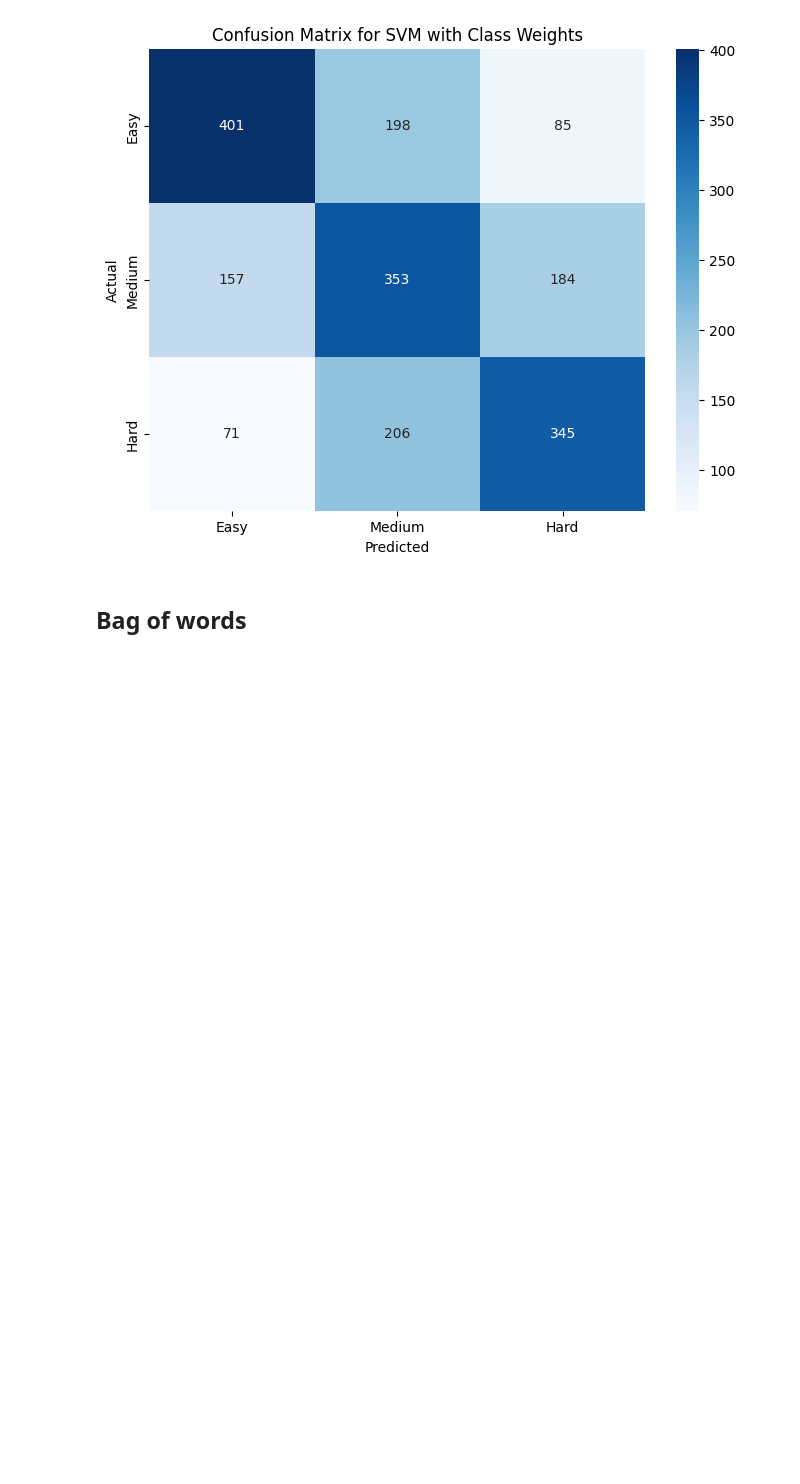
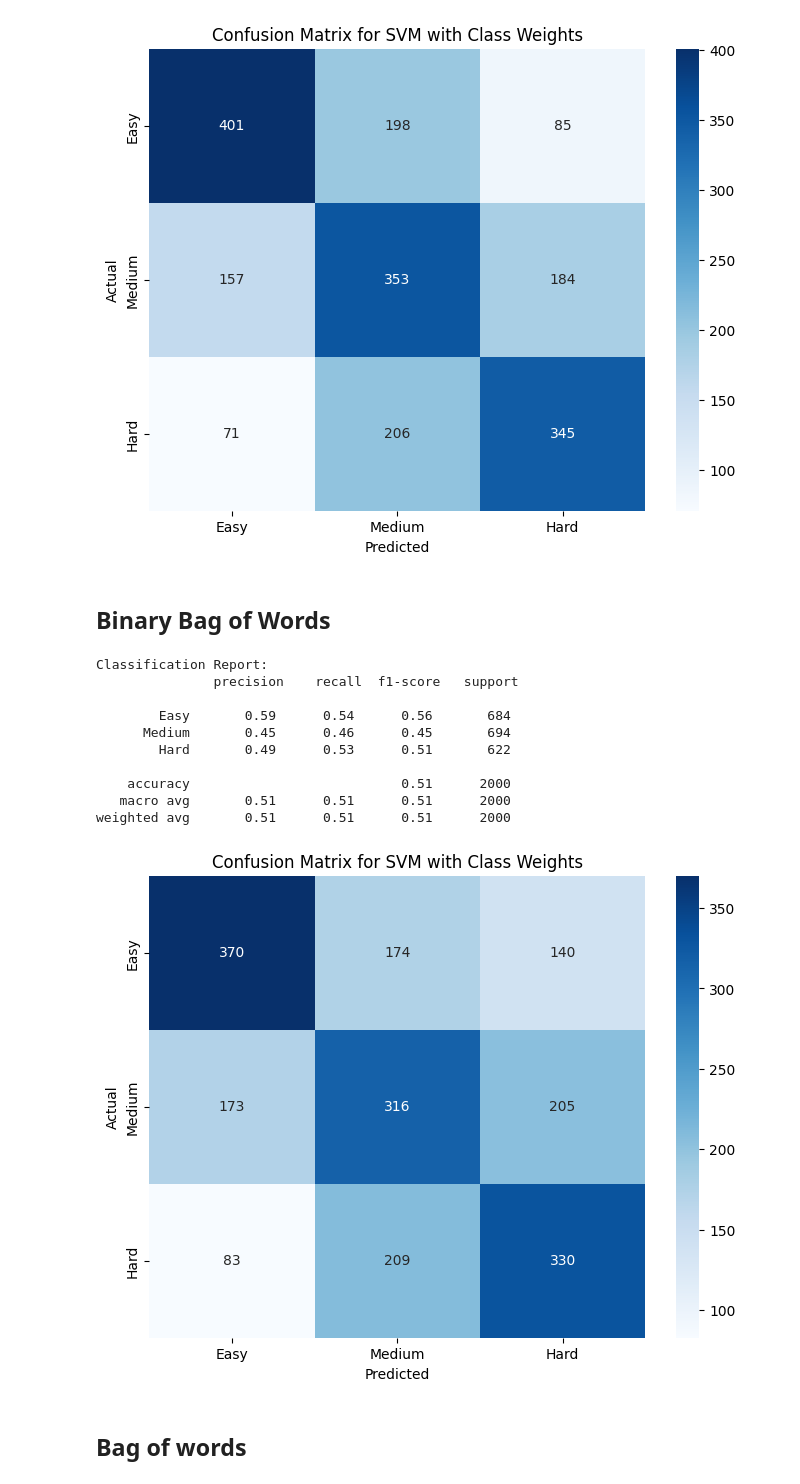
Before and after one commit to LeweLotki/sudoku_classifier, a Jupyter notebook: notebooks/SVM.ipynb, the cells around one changed output. Drawn from its saved outputs; the diff is of its cells as text; code cells hidden in the pictures; blank space fills up the shorter version.

Commit message:
adding binary bag of words

```diff
--- a/notebooks/SVM.ipynb
+++ b/notebooks/SVM.ipynb
@@ -83,3 +85,5 @@ Classification Report:
    macro avg       0.56      0.55      0.55      2000
 weighted avg       0.55      0.55      0.55      2000
 [figure]
+# %% [markdown]
+## Binary Bag of Words
@@ -86,3 +102,54 @@ weighted avg       0.55      0.55      0.55      2000
+# %%
+data = pd.read_csv("../data/data.csv")
+
+data['target'] = data['target'].replace({1: 1, 2: 1, 3: 2, 4: 3, 5: 3})
+
+label_encoder = LabelEncoder()
+y_encoded = label_encoder.fit_transform(data['target'])
+
+count_vectorizer_features = CountVectorizer(max_features=5000, binary=True)
+count_vectorizer_comments = CountVectorizer(max_features=5000, binary=True)
+
+X_count_features = count_vectorizer_features.fit_transform(data['features'])
+X_count_comments = count_vectorizer_comments.fit_transform(data['comments'].fillna(''))
+
+X_combined = scipy.sparse.hstack([X_count_features, X_count_comments])
+
+X_train, X_test, y_train, y_test = train_test_split(X_combined, y_encoded, test_size=0.2, random_state=42, stratify=y_encoded)
+# %%
+scaler = StandardScaler(with_mean=False)
+X_train_scaled = scaler.fit_transform(X_train)
+X_test_scaled = scaler.transform(X_test)
+
+class_weights = compute_class_weight(class_weight='balanced', classes=np.unique(y_train), y=y_train)
+class_weights_dict = {i: class_weights[i] for i in range(len(class_weights))}
+
+svm_classifier = SVC(kernel='rbf', class_weight=class_weights_dict, C=1.0, gamma='scale', random_state=42)
+svm_classifier.fit(X_train_scaled, y_train)
+
+y_pred = svm_classifier.predict(X_test_scaled)
+# %%
+print("Classification Report:\n", classification_report(y_test, y_pred, target_names=['Easy', 'Medium', 'Hard']))
+
+conf_mat = confusion_matrix(y_test, y_pred)
+plt.figure(figsize=(8, 6))
+sns.heatmap(conf_mat, annot=True, fmt='d', cmap='Blues', xticklabels=['Easy', 'Medium', 'Hard'], yticklabels=['Easy', 'Medium', 'Hard'])
+plt.xlabel('Predicted')
+plt.ylabel('Actual')
+plt.title('Confusion Matrix for SVM with Class Weights')
+plt.show()
+# %% [output]
+Classification Report:
+               precision    recall  f1-score   support
+
+        Easy       0.59      0.54      0.56       684
+      Medium       0.45      0.46      0.45       694
+        Hard       0.49      0.53      0.51       622
+
+    accuracy                           0.51      2000
+   macro avg       0.51      0.51      0.51      2000
+weighted avg       0.51      0.51      0.51      2000
+[figure, added]
 # %% [markdown]
 ## Bag of words
 # %%
```
Also changed, not shown: parts of 3 cells of this notebook.
